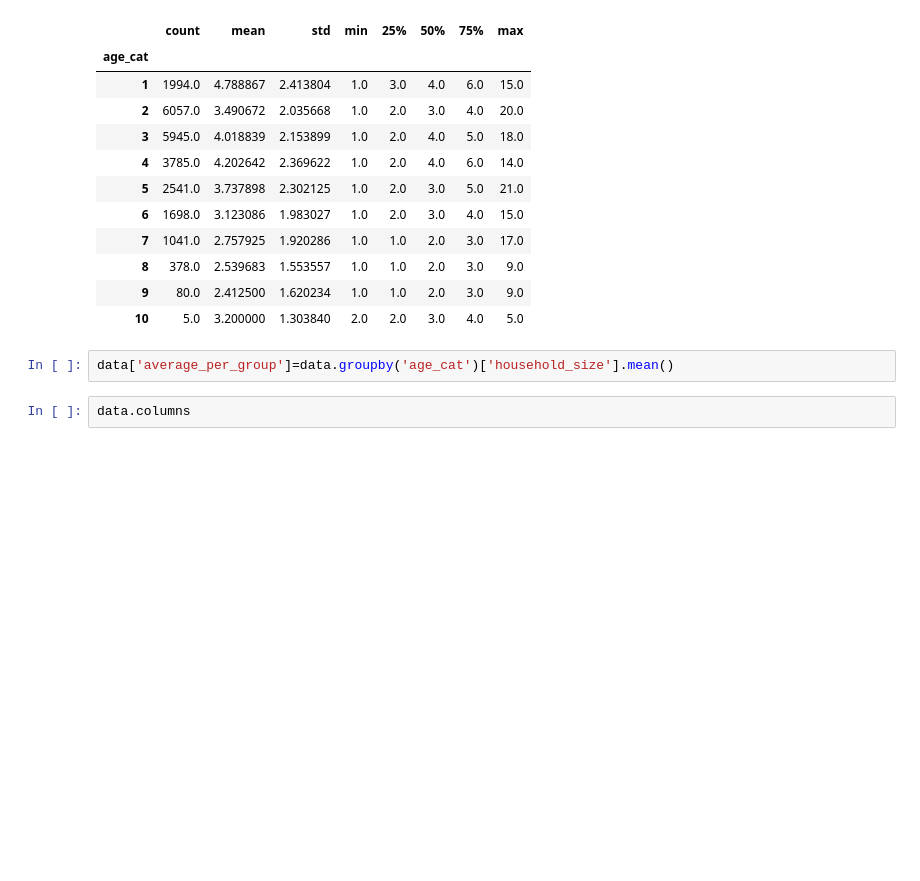
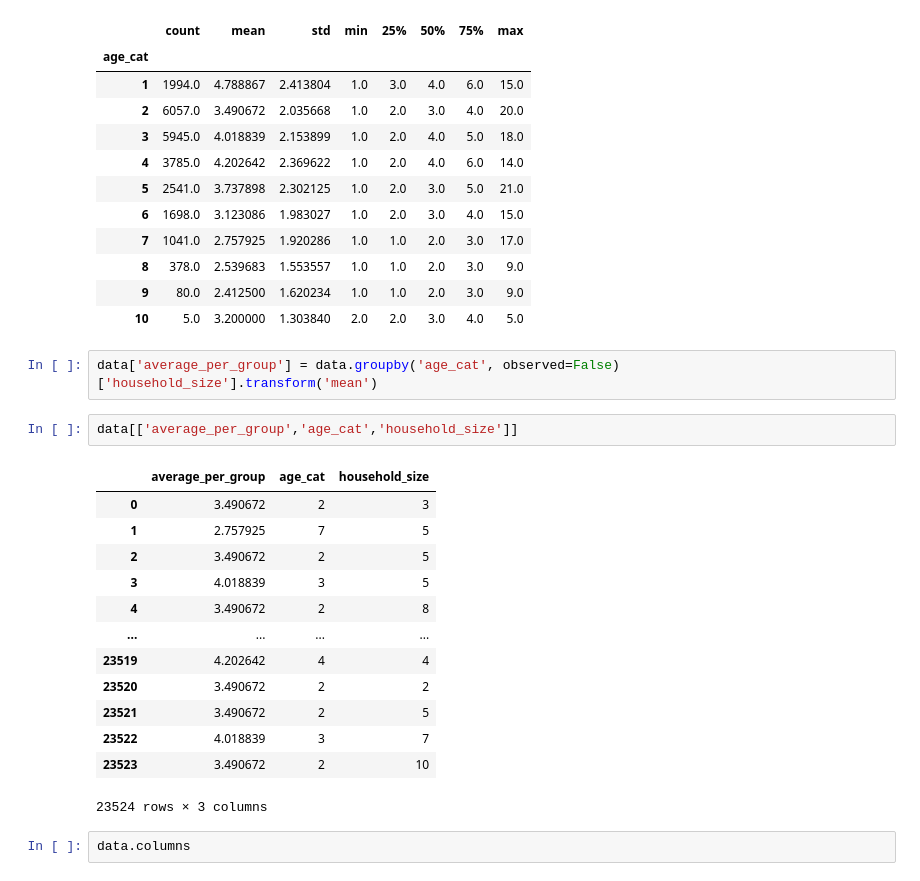
Before and after one commit to datakiptoo/Financial_Inclusion, a Jupyter notebook: sk.ipynb, the cells around one changed output. Drawn from its saved outputs; the diff is of its cells as text; blank space fills up the shorter version.

```diff
--- a/sk.ipynb
+++ b/sk.ipynb
@@ -121,7 +121,23 @@ data.groupby('age_cat')['household_size'].describe()
 | 9 | 80.0 | 2.412500 | 1.620234 | 1.0 | 1.0 | 2.0 | 3.0 | 9.0 |
 | 10 | 5.0 | 3.200000 | 1.303840 | 2.0 | 2.0 | 3.0 | 4.0 | 5.0 |
 # %%
-data['average_per_group']=data.groupby('age_cat')['household_size'].mean()
+data['average_per_group'] = data.groupby('age_cat', observed=False)['household_size'].transform('mean')
+# %%
+data[['average_per_group','age_cat','household_size']]
+# %% [output]
+|  | average_per_group | age_cat | household_size |
+| 0 | 3.490672 | 2 | 3 |
+| 1 | 2.757925 | 7 | 5 |
+| 2 | 3.490672 | 2 | 5 |
+| 3 | 4.018839 | 3 | 5 |
+| 4 | 3.490672 | 2 | 8 |
+| ... | ... | ... | ... |
+| 23519 | 4.202642 | 4 | 4 |
+| 23520 | 3.490672 | 2 | 2 |
+| 23521 | 3.490672 | 2 | 5 |
+| 23522 | 4.018839 | 3 | 7 |
+| 23523 | 3.490672 | 2 | 10 |
+23524 rows × 3 columns
 # %%
 data.columns
 # %% [output]
```
Also changed, not shown: parts of 13 cells of this notebook.
